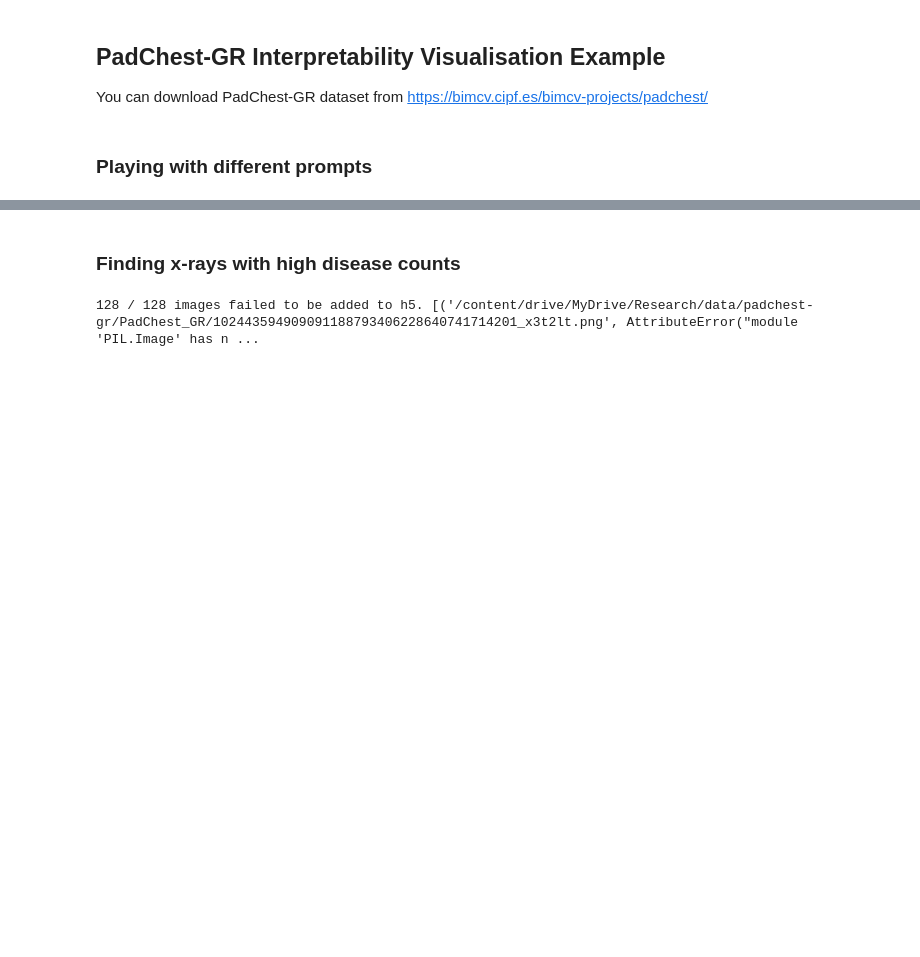
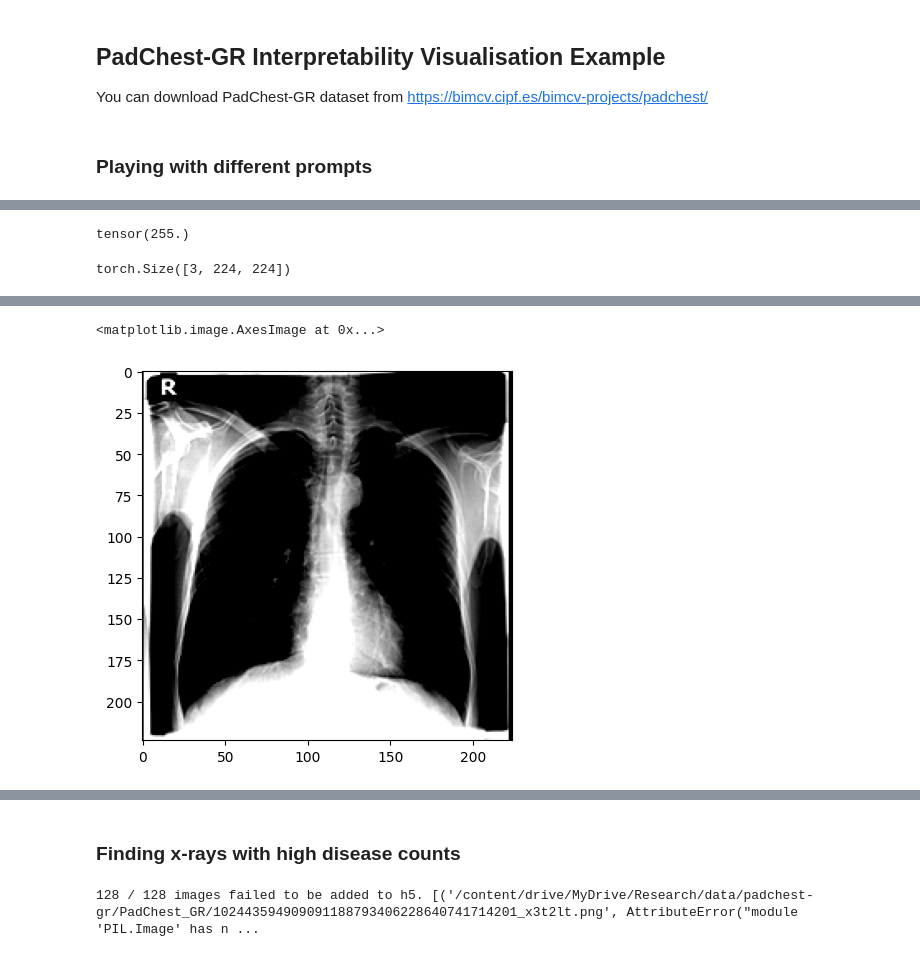
Before and after one commit to homiecal/dap-playground, a Jupyter notebook: multiple-disease-impact-on-interpretability-VLM.ipynb, the cells around one changed output, grey strips where cells are left out. Saved outputs shown, nothing was run; the diff lists cells and outputs as text; code cells hidden in the pictures; blank space fills up the shorter version.

```diff
--- a/multiple-disease-impact-on-interpretability-VLM.ipynb
+++ b/multiple-disease-impact-on-interpretability-VLM.ipynb
@@ -393,0 +487,11 @@ img_path = f"/content/drive/MyDrive/Research/data/padchest-gr/PadChest_GR/{image
+# %%
+tensor.max()
+# %% [output]
+tensor(255.)
+# %%
+tensor.shape
+# %% [output]
+torch.Size([3, 224, 224])
+# %%
+plt.imshow(norm_tensor.permute(1,2,0))
+# %% [output]
@@ -393,0 +499,2 @@ img_path = f"/content/drive/MyDrive/Research/data/padchest-gr/PadChest_GR/{image
+<matplotlib.image.AxesImage at 0x...>
+[figure, added]
```
Also changed, not shown: parts of 42 cells of this notebook.
